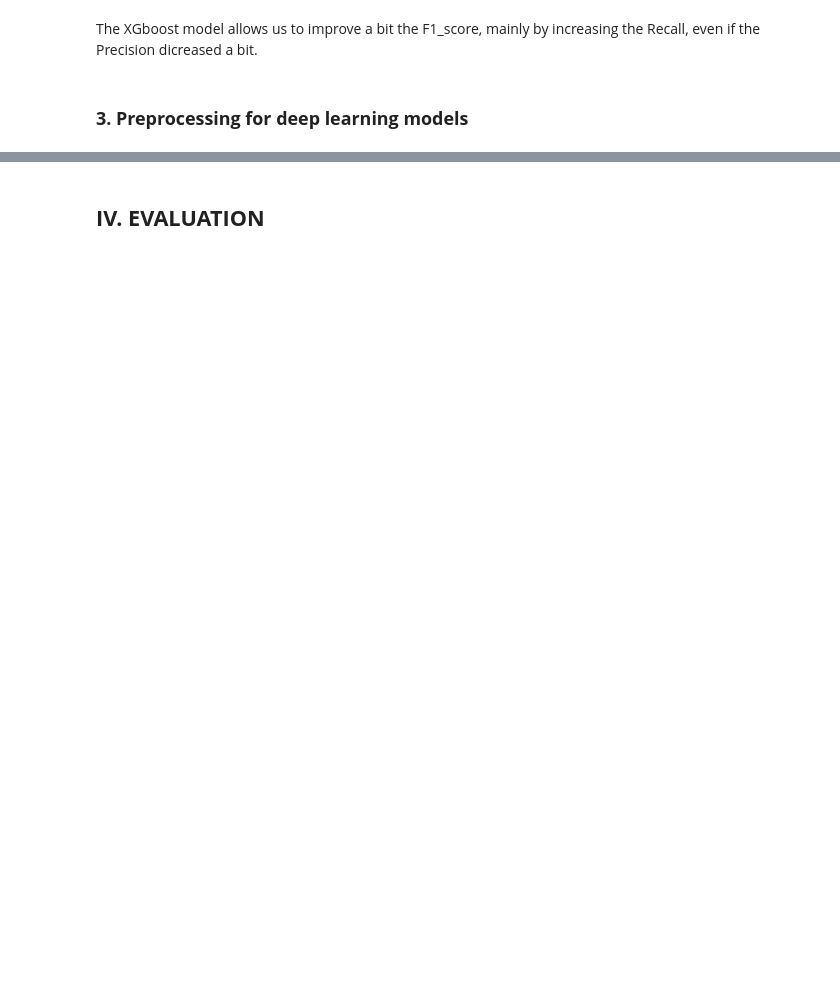
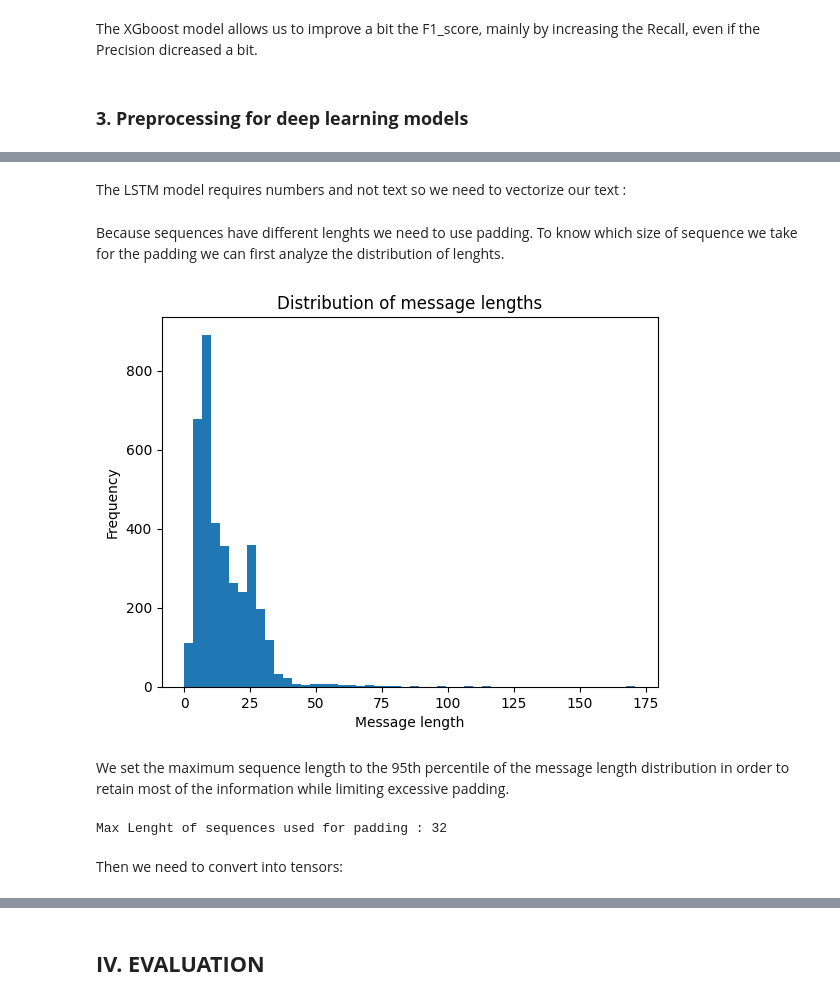
Before and after one commit to Mounia-Agronomist-Datascientist/AT-T_project, a Jupyter notebook: 1_AT_T_project_EDA.ipynb, the cells around one changed output, grey strips where cells are left out. Saved outputs shown, nothing was run; the diff lists cells and outputs as text; code cells hidden in the pictures; blank space fills up the shorter version.

```diff
--- a/1_AT_T_project_EDA.ipynb
+++ b/1_AT_T_project_EDA.ipynb
@@ -873,0 +986,48 @@ We already have good results with the XGboost model, but we can try to improve t
+# %% [markdown]
+The LSTM model requires numbers and not text so we need to vectorize our text :
+# %%
+def text_to_sequence(text, vocab):
+    tokens = simple_tokenize(text)
+
+    sequence = []
+
+    for token in tokens:
+        if token in vocab:
+            sequence.append(vocab[token])
+        else:
+            sequence.append(vocab['<UNK>'])
+
+    return sequence
+# %%
+train_sequences = X_train_text.apply(
+    lambda x: text_to_sequence(x, vocab)
+)
+
+val_sequences = X_val_text.apply(
+    lambda x: text_to_sequence(x, vocab)
+)
+
+test_sequences = X_test_text.apply(
+    lambda x: text_to_sequence(x, vocab)
+)
+# %% [markdown]
+Because sequences have different lenghts we need to use padding. To know which size of sequence we take for the padding we can first analyze the distribution of lenghts.
+# %%
+lengths = train_sequences.apply(len)
+# %%
+plt.hist(lengths, bins=50)
+plt.xlabel("Message length")
+plt.ylabel("Frequency")
+plt.title("Distribution of message lengths")
+plt.show()
+# %% [output]
+[figure, added]
+# %% [markdown]
+We set the maximum sequence length to the 95th percentile of the
+message length distribution in order to retain most of the
+information while limiting excessive padding.
+# %%
+MAX_LEN = int(np.percentile(lengths, 95))
+print(f"Max Lenght of sequences used for padding : {MAX_LEN}")
+# %% [output]
+Max Lenght of sequences used for padding : 32
@@ -873,0 +1060,2 @@ We already have good results with the XGboost model, but we can try to improve t
+# %% [markdown]
+Then we need to convert into tensors:
```
Also changed, not shown: parts of 26 cells of this notebook.
